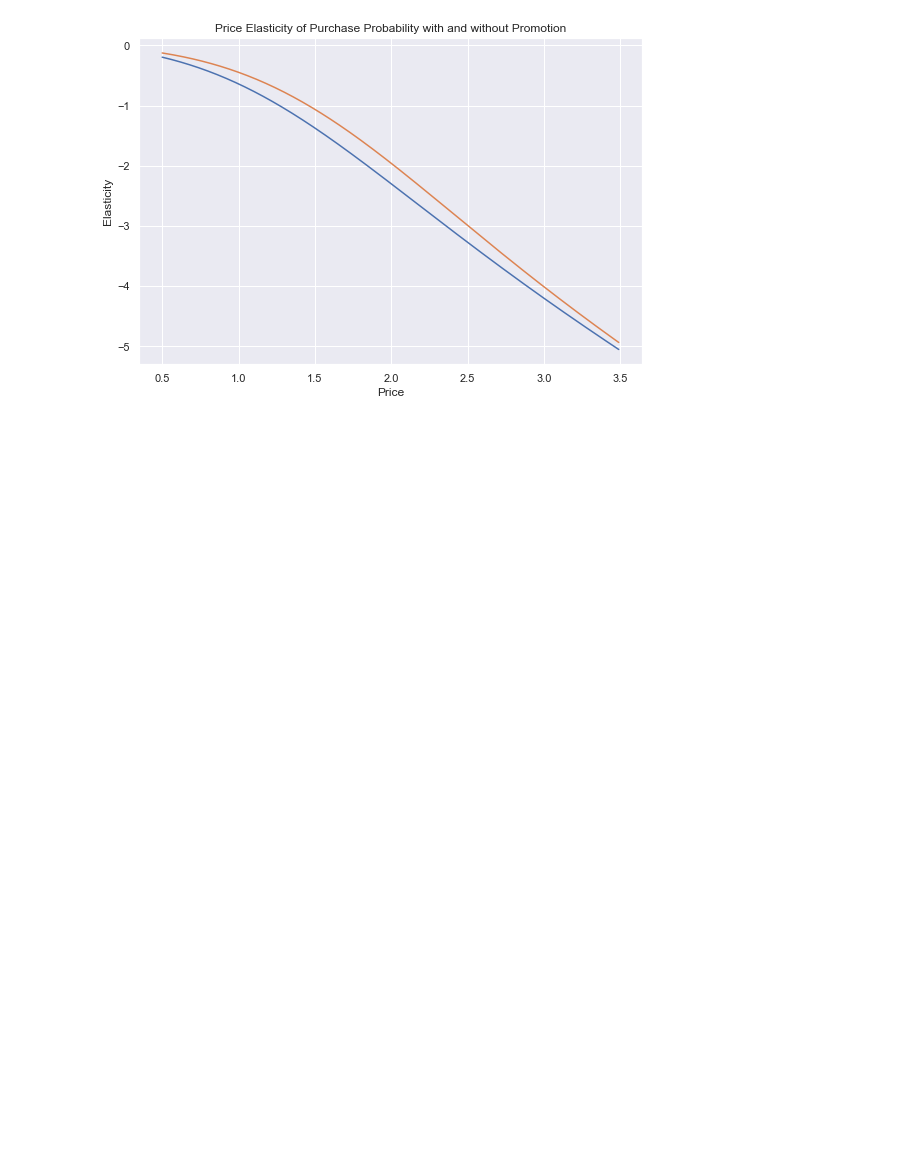
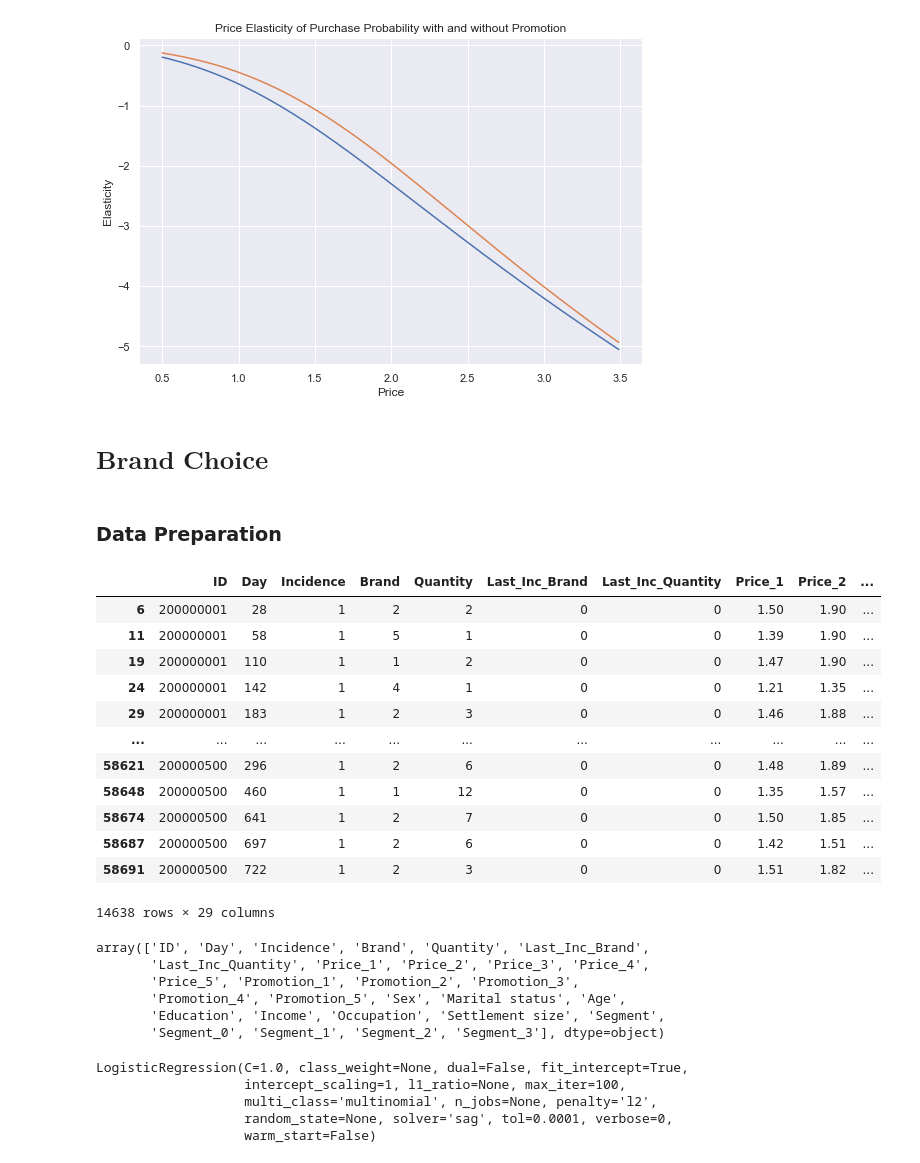
Before and after one commit to apiasak/datascience-portfolio, a Jupyter notebook: code/Customer Analytics/A) Segmentation/Purchase Analytics Predictive Analysis with Comments 10.2.ipynb, the cells around one changed output. Saved outputs shown, nothing was run; the diff lists cells and outputs as text; code cells hidden in the pictures; blank space fills up the shorter version.

```diff
--- a/code/Customer Analytics/A) Segmentation/Purchase Analytics Predictive Analysis with Comments 9.11..ipynb
+++ b/code/Customer Analytics/A) Segmentation/Purchase Analytics Predictive Analysis with Comments 10.2.ipynb
@@ -482,3 +482,29 @@ plt.title('Price Elasticity of Purchase Probability with and without Promotion')
 # %% [output]
 Text(0.5, 1.0, 'Price Elasticity of Purchase Probability with and without Promotion')
 [figure]
+# %% [markdown]
+## ${\textbf{Brand Choice}}$
+# %% [markdown]
+### Data Preparation
+# %%
+# Here we are interested in determining the brand choice of the customer.
+# Hence, we filter our data, to include only purchase occasion, when a purchase has occured.
+brand_choice = df_pa[df_pa['Incidence'] == 1]
+# %%
+# We cap the maximum displayed rows in a table, to make computation more efficient and easier readability.
+pd.options.display.max_rows = 100
+brand_choice
+# %% [output]
+|  | ID | Day | Incidence | Brand | Quantity | Last_Inc_Brand | Last_Inc_Quantity | Price_1 | Price_2 | ... |
+| 6 | 200000001 | 28 | 1 | 2 | 2 | 0 | 0 | 1.50 | 1.90 | ... |
+| 11 | 200000001 | 58 | 1 | 5 | 1 | 0 | 0 | 1.39 | 1.90 | ... |
+| 19 | 200000001 | 110 | 1 | 1 | 2 | 0 | 0 | 1.47 | 1.90 | ... |
+| 24 | 200000001 | 142 | 1 | 4 | 1 | 0 | 0 | 1.21 | 1.35 | ... |
+| 29 | 200000001 | 183 | 1 | 2 | 3 | 0 | 0 | 1.46 | 1.88 | ... |
+| ... | ... | ... | ... | ... | ... | ... | ... | ... | ... | ... |
+| 58621 | 200000500 | 296 | 1 | 2 | 6 | 0 | 0 | 1.48 | 1.89 | ... |
+| 58648 | 200000500 | 460 | 1 | 1 | 12 | 0 | 0 | 1.35 | 1.57 | ... |
+| 58674 | 200000500 | 641 | 1 | 2 | 7 | 0 | 0 | 1.50 | 1.85 | ... |
+| 58687 | 200000500 | 697 | 1 | 2 | 6 | 0 | 0 | 1.42 | 1.51 | ... |
+| 58691 | 200000500 | 722 | 1 | 2 | 3 | 0 | 0 | 1.51 | 1.82 | ... |
+14638 rows × 29 columns
@@ -484,0 +514,10 @@ Text(0.5, 1.0, 'Price Elasticity of Purchase Probability with and without Promot
+# %%
+# Here we decide which features to include for prediction.
+brand_choice.columns.values
+# %% [output]
+array(['ID', 'Day', 'Incidence', 'Brand', 'Quantity', 'Last_Inc_Brand',
+       'Last_Inc_Quantity', 'Price_1', 'Price_2', 'Price_3', 'Price_4',
+       'Price_5', 'Promotion_1', 'Promotion_2', 'Promotion_3',
+       'Promotion_4', 'Promotion_5', 'Sex', 'Marital status', 'Age',
+       'Education', 'Income', 'Occupation', 'Settlement size', 'Segment',
+       'Segment_0', 'Segment_1', 'Segment_2', 'Segment_3'], dtype=object)
@@ -484,0 +528,10 @@ Text(0.5, 1.0, 'Price Elasticity of Purchase Probability with and without Promot
+# %%
+# Brand Choice Model fit.
+model_brand_choice = LogisticRegression(solver = 'sag', multi_class = 'multinomial')
+model_brand_choice.fit(X, Y)
+# %% [output]
+LogisticRegression(C=1.0, class_weight=None, dual=False, fit_intercept=True,
+                   intercept_scaling=1, l1_ratio=None, max_iter=100,
+                   multi_class='multinomial', n_jobs=None, penalty='l2',
+                   random_state=None, solver='sag', tol=0.0001, verbose=0,
+                   warm_start=False)
```
Also changed, not shown: parts of 2 cells of this notebook, 9 other files.
